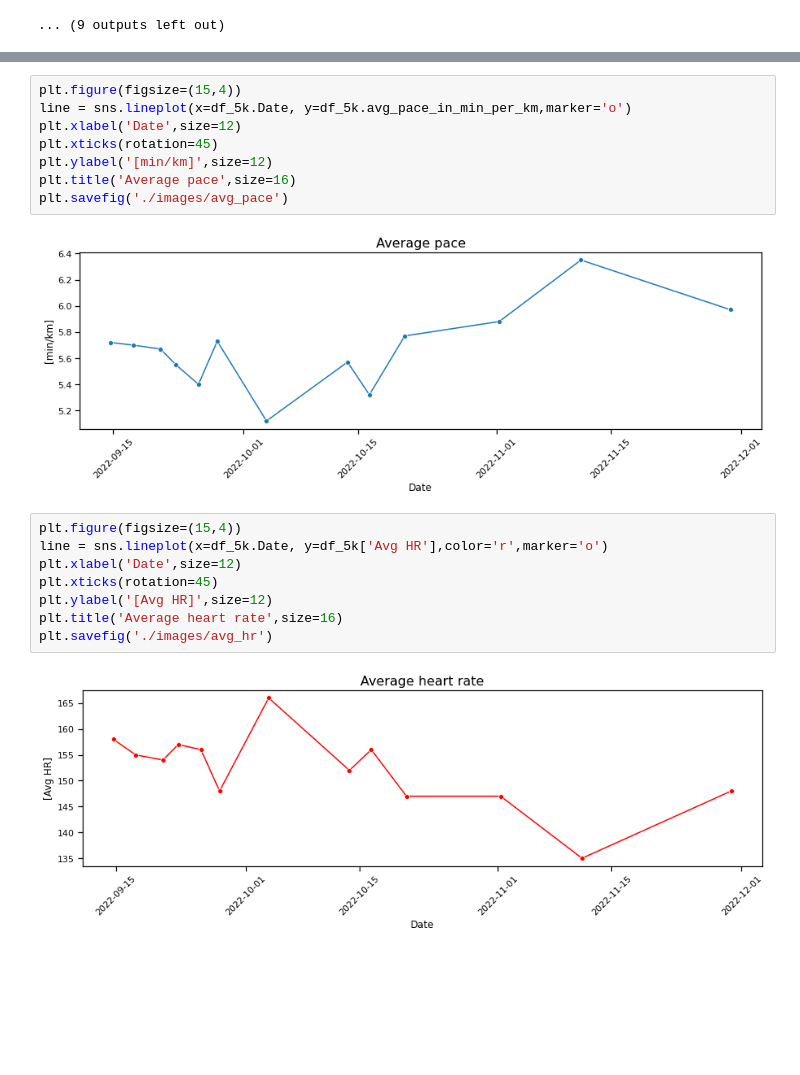
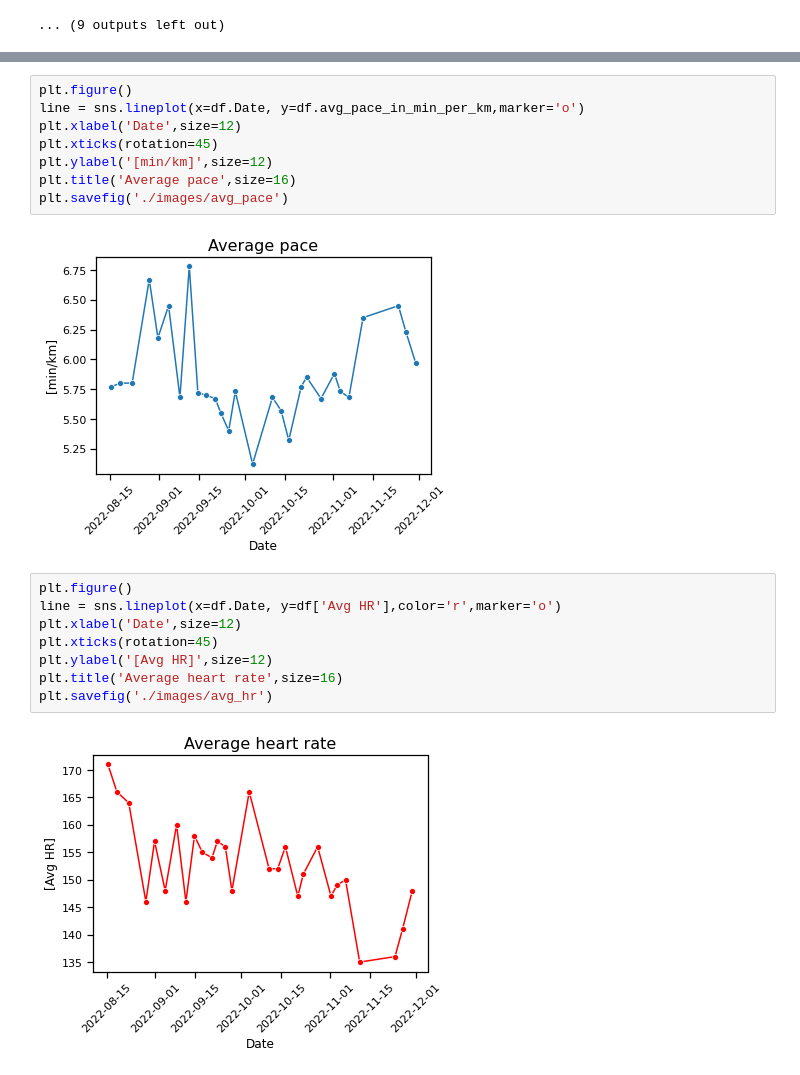
Before and after one commit to rluyck/running, a Jupyter notebook: notebook.ipynb, the cells around one changed output, grey strips where cells are left out. Saved outputs shown, nothing was run; the diff lists cells and outputs as text; blank space fills up the shorter version.

Commit message:
use all distances for plots

```diff
--- a/notebook.ipynb
+++ b/notebook.ipynb
@@ -178,20 +173,20 @@ plt.show()
 # %%
-plt.figure(figsize=(15,4))
-line = sns.lineplot(x=df_5k.Date, y=df_5k.avg_pace_in_min_per_km,marker='o')
+plt.figure()
+line = sns.lineplot(x=df.Date, y=df.avg_pace_in_min_per_km,marker='o')
 plt.xlabel('Date',size=12)
 plt.xticks(rotation=45)
 plt.ylabel('[min/km]',size=12)
 plt.title('Average pace',size=16)
 plt.savefig('./images/avg_pace')
 # %% [output]
-[figure, old version]
+[figure, new version]
 # %%
-plt.figure(figsize=(15,4))
-line = sns.lineplot(x=df_5k.Date, y=df_5k['Avg HR'],color='r',marker='o')
+plt.figure()
+line = sns.lineplot(x=df.Date, y=df['Avg HR'],color='r',marker='o')
 plt.xlabel('Date',size=12)
 plt.xticks(rotation=45)
 plt.ylabel('[Avg HR]',size=12)
 plt.title('Average heart rate',size=16)
 plt.savefig('./images/avg_hr')
 # %% [output]
-[figure, old version]
+[figure, new version]
```
Also changed, not shown: parts of 6 cells of this notebook, 4 other files.
